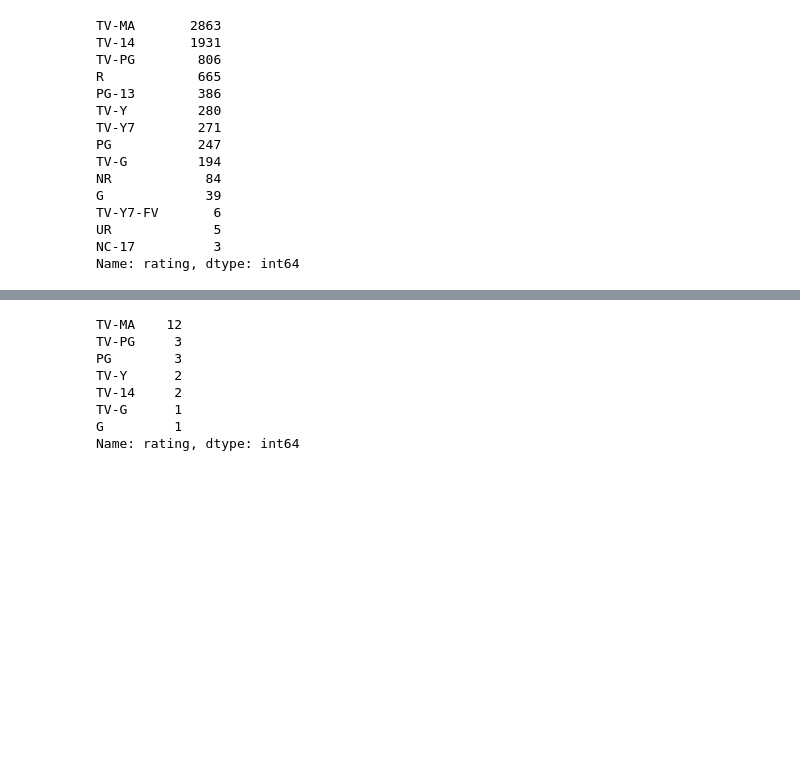
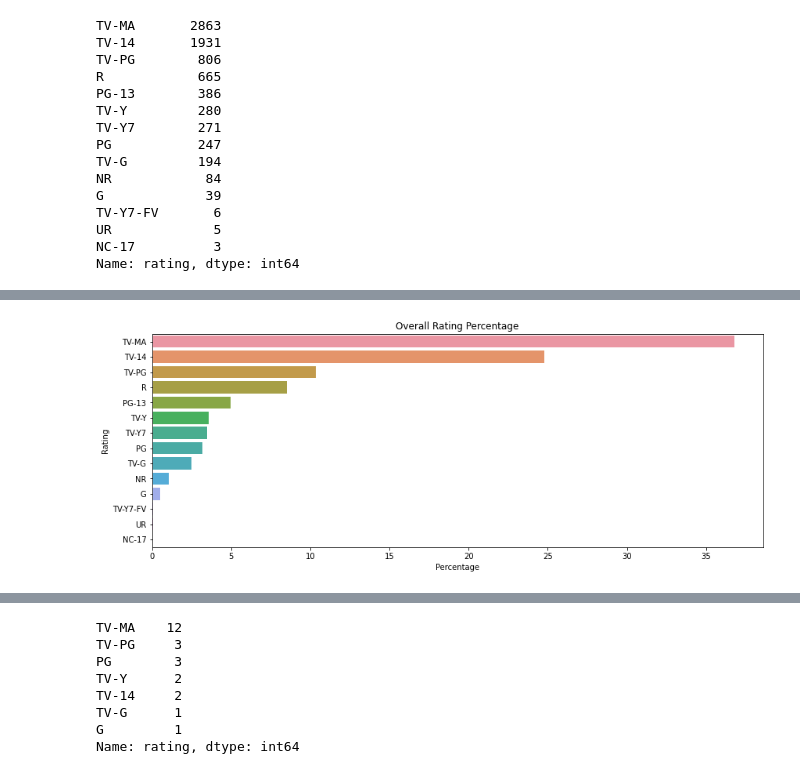
Before and after one commit to shades9a/Netflix_Catolog, a Jupyter notebook: Netflix_Compare.ipynb, the cells around one changed output, grey strips where cells are left out. Saved outputs shown, nothing was run; the diff lists cells and outputs as text; code cells hidden in the pictures; blank space fills up the shorter version.

```diff
--- a/Netflix_Compare.ipynb
+++ b/Netflix_Compare.ipynb
@@ -43,3 +118,14 @@ Name: rating, dtype: int64
+# %%
+
+plt.figure(figsize=(14,5))
+g = sns.barplot(x=values, y=labels)
+plt.title('Overall Rating Percentage')
+plt.xlabel('Percentage')
+plt.ylabel('Rating')
+plt.savefig("images/overall_rating_percentages.png")
+plt.show()
+# %% [output]
+[figure, added]
 # %%
 # find info for items added in 2014
 netflix_info_2014 = netflix_info.loc[netflix_info["YEAR_added"]==2014]
```
Also changed, not shown: parts of 4 cells of this notebook, 1 other file.
